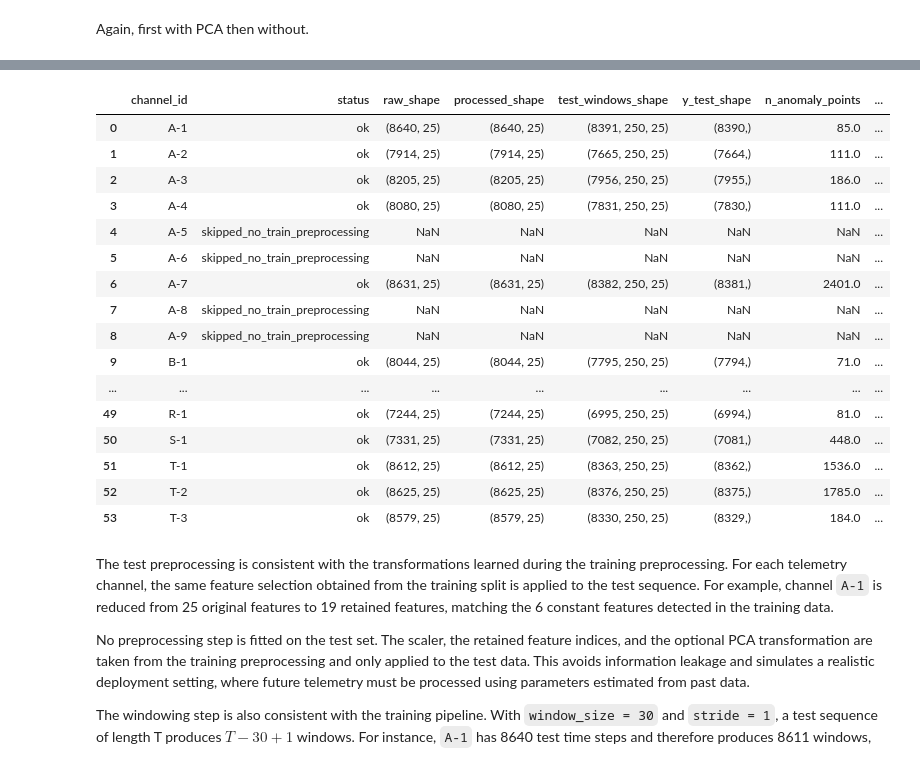
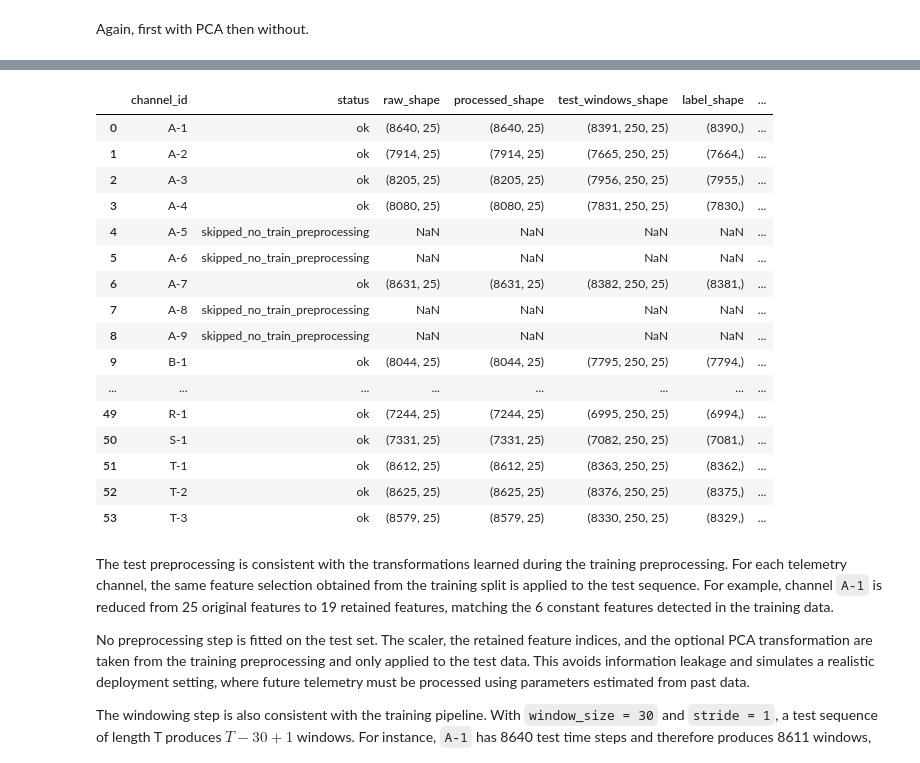
Before and after one commit to LucianoScarpino/Anomaly_Detection_Nasa_SMAP, a Jupyter notebook: Anomaly_Detection copy 2.ipynb, the cells around one changed output, grey strips where cells are left out. Saved outputs shown, nothing was run; the diff lists cells and outputs as text; code cells hidden in the pictures.

```diff
--- a/Anomaly_Detection copy 2.ipynb
+++ b/Anomaly_Detection copy 2.ipynb
@@ -615,6 +678,10 @@ def preprocess_test_channel(
     train_preprocessed_data,
     window_size=30,
     stride=1,
+    expand_labels=True,                                                     #<----CHANGED
+    points_per_day=1440,                                                     #<----CHANGED
+    days_before=3,                                                           #<----CHANGED
+    days_after=2                                                             #<----CHANGED
 ):
     # If the channel was skipped during train preprocessing, skip it also in test
     if channel_id not in train_preprocessed_data:
@@ -671,9 +738,7 @@ def preprocess_test_channel(
     # Binary features: map everything to {0,1}
     if binary_mask.sum() > 0:
         X_test_bin = X_test_selected[:, binary_mask]
-
         X_test_bin = np.where(X_test_bin == -1, 0.0, X_test_bin)
-
         X_test_processed_parts.append(X_test_bin)
 
     X_test_processed = np.concatenate(X_test_processed_parts, axis=1)
@@ -705,7 +770,7 @@ def preprocess_test_channel(
         }
 
     # -------------------------
-    # Retrieve and merge anomaly intervals
+    # Retrieve anomaly intervals
     # -------------------------
     rows = labels_df[labels_df["chan_id"] == channel_id]
 
@@ -715,6 +780,17 @@ def preprocess_test_channel(
     anomaly_sequences = []
     for seq in rows["anomaly_sequences"]:
         anomaly_sequences.extend(seq)
+
+    original_anomaly_sequences = anomaly_sequences.copy()                    #<----CHANGED
+
+    if expand_labels:                                                        #<----CHANGED
+        anomaly_sequences = expand_and_merge_anomaly_sequences(              #<----CHANGED
+            anomaly_sequences=anomaly_sequences,                             #<----CHANGED
+            length=len(X_test_raw),                                          #<----CHANGED
+            points_per_day=points_per_day,                                   #<----CHANGED
+            days_before=days_before,                                         #<----CHANGED
+            days_after=days_after                                            #<----CHANGED
+        )                                                                    #<----CHANGED
 
     # -------------------------
     # Build raw timestep labels
@@ -726,7 +802,6 @@ def preprocess_test_channel(
 
     y_test = y_test_raw[window_size:]
 
-
     # -------------------------
     # Output
     # -------------------------
@@ -734,7 +809,10 @@ def preprocess_test_channel(
         "X_test": X_test_win,
         "X_test_seq": X_test_processed,
         "y_test": y_test,
-        "anomaly_sequences": anomaly_sequences,
+        "anomaly_sequences": anomaly_sequences,                              #<----CHANGED
+        "original_anomaly_sequences": original_anomaly_sequences,             #<----CHANGED
+        "labels_expanded": expand_labels,                                    #<----CHANGED
+        "points_per_day": points_per_day                                     #<----CHANGED
     }
 
     info = {
@@ -743,12 +821,11 @@ def preprocess_test_channel(
         "raw_shape": X_test_raw.shape,
         "processed_shape": X_test_processed.shape,
         "test_windows_shape": X_test_win.shape,
-        "y_test_shape": y_test.shape,
-        "n_anomaly_points": int(y_test.sum()),
-        "anomaly_ratio": float(y_test.mean()),
-        "n_binary_features": int(binary_mask.sum()),
-        "n_continuous_features": int(continuous_mask.sum()),
-        "use_pca": use_pca,
+        "label_shape": y_test.shape,
+        "n_original_anomaly_sequences": len(original_anomaly_sequences),      #<----CHANGED
+        "n_expanded_anomaly_sequences": len(anomaly_sequences),               #<----CHANGED
+        "n_anomalous_points_after_windowing": int(y_test.sum()),
+        "use_pca": use_pca
     }
 
     return data, info
@@ -757,47 +846,51 @@ Again, first with PCA then without.
 # %%
 df_SMAP_anomalies_clean = df_SMAP_anomalies.copy()
 
 df_SMAP_anomalies_clean["anomaly_sequences"] = (
     df_SMAP_anomalies_clean["anomaly_sequences"].apply(parse_anomaly_sequences))
 
 test_preprocessed_data = {}
 test_preprocessing_summary = []
 
 for ch in smap_channels_ids:
     data, info = preprocess_test_channel(
         channel_id=ch,
         test_path=TEST_PATH,
-        labels_df= df_SMAP_anomalies_clean,
+        labels_df=df_SMAP_anomalies_clean,
         train_preprocessed_data=preprocessed_data,
         window_size=WINDOW_SIZE,
-        stride=STRIDE
+        stride=1,
+        expand_labels=False,        #<----CHANGED
+        points_per_day=1440,       #<----CHANGED
+        days_before=3,             #<----CHANGED
+        days_after=2               #<----CHANGED
     )
 
     test_preprocessing_summary.append(info)
 
     if data is not None:
         test_preprocessed_data[ch] = data
 
 test_preprocessing_summary_df = pd.DataFrame(test_preprocessing_summary)
 display(test_preprocessing_summary_df)
 # %% [output]
-|  | channel_id | status | raw_shape | processed_shape | test_windows_shape | y_test_shape | n_anomaly_points | ... |
-| 0 | A-1 | ok | (8640, 25) | (8640, 25) | (8391, 250, 25) | (8390,) | 85.0 | ... |
-| 1 | A-2 | ok | (7914, 25) | (7914, 25) | (7665, 250, 25) | (7664,) | 111.0 | ... |
-| 2 | A-3 | ok | (8205, 25) | (8205, 25) | (7956, 250, 25) | (7955,) | 186.0 | ... |
-| 3 | A-4 | ok | (8080, 25) | (8080, 25) | (7831, 250, 25) | (7830,) | 111.0 | ... |
-| 4 | A-5 | skipped_no_train_preprocessing | NaN | NaN | NaN | NaN | NaN | ... |
-| 5 | A-6 | skipped_no_train_preprocessing | NaN | NaN | NaN | NaN | NaN | ... |
-| 6 | A-7 | ok | (8631, 25) | (8631, 25) | (8382, 250, 25) | (8381,) | 2401.0 | ... |
-| 7 | A-8 | skipped_no_train_preprocessing | NaN | NaN | NaN | NaN | NaN | ... |
-| 8 | A-9 | skipped_no_train_preprocessing | NaN | NaN | NaN | NaN | NaN | ... |
-| 9 | B-1 | ok | (8044, 25) | (8044, 25) | (7795, 250, 25) | (7794,) | 71.0 | ... |
-| ... | ... | ... | ... | ... | ... | ... | ... | ... |
-| 49 | R-1 | ok | (7244, 25) | (7244, 25) | (6995, 250, 25) | (6994,) | 81.0 | ... |
-| 50 | S-1 | ok | (7331, 25) | (7331, 25) | (7082, 250, 25) | (7081,) | 448.0 | ... |
-| 51 | T-1 | ok | (8612, 25) | (8612, 25) | (8363, 250, 25) | (8362,) | 1536.0 | ... |
-| 52 | T-2 | ok | (8625, 25) | (8625, 25) | (8376, 250, 25) | (8375,) | 1785.0 | ... |
-| 53 | T-3 | ok | (8579, 25) | (8579, 25) | (8330, 250, 25) | (8329,) | 184.0 | ... |
+|  | channel_id | status | raw_shape | processed_shape | test_windows_shape | label_shape | ... |
+| 0 | A-1 | ok | (8640, 25) | (8640, 25) | (8391, 250, 25) | (8390,) | ... |
+| 1 | A-2 | ok | (7914, 25) | (7914, 25) | (7665, 250, 25) | (7664,) | ... |
+| 2 | A-3 | ok | (8205, 25) | (8205, 25) | (7956, 250, 25) | (7955,) | ... |
+| 3 | A-4 | ok | (8080, 25) | (8080, 25) | (7831, 250, 25) | (7830,) | ... |
+| 4 | A-5 | skipped_no_train_preprocessing | NaN | NaN | NaN | NaN | ... |
+| 5 | A-6 | skipped_no_train_preprocessing | NaN | NaN | NaN | NaN | ... |
+| 6 | A-7 | ok | (8631, 25) | (8631, 25) | (8382, 250, 25) | (8381,) | ... |
+| 7 | A-8 | skipped_no_train_preprocessing | NaN | NaN | NaN | NaN | ... |
+| 8 | A-9 | skipped_no_train_preprocessing | NaN | NaN | NaN | NaN | ... |
+| 9 | B-1 | ok | (8044, 25) | (8044, 25) | (7795, 250, 25) | (7794,) | ... |
+| ... | ... | ... | ... | ... | ... | ... | ... |
+| 49 | R-1 | ok | (7244, 25) | (7244, 25) | (6995, 250, 25) | (6994,) | ... |
+| 50 | S-1 | ok | (7331, 25) | (7331, 25) | (7082, 250, 25) | (7081,) | ... |
+| 51 | T-1 | ok | (8612, 25) | (8612, 25) | (8363, 250, 25) | (8362,) | ... |
+| 52 | T-2 | ok | (8625, 25) | (8625, 25) | (8376, 250, 25) | (8375,) | ... |
+| 53 | T-3 | ok | (8579, 25) | (8579, 25) | (8330, 250, 25) | (8329,) | ... |
 # %% [markdown]
 The test preprocessing is consistent with the transformations learned during the training preprocessing. For each telemetry channel, the same feature selection obtained from the training split is applied to the test sequence. For example, channel `A-1` is reduced from 25 original features to 19 retained features, matching the 6 constant features detected in the training data.
 
```
Also changed, not shown: parts of 13 cells of this notebook.
